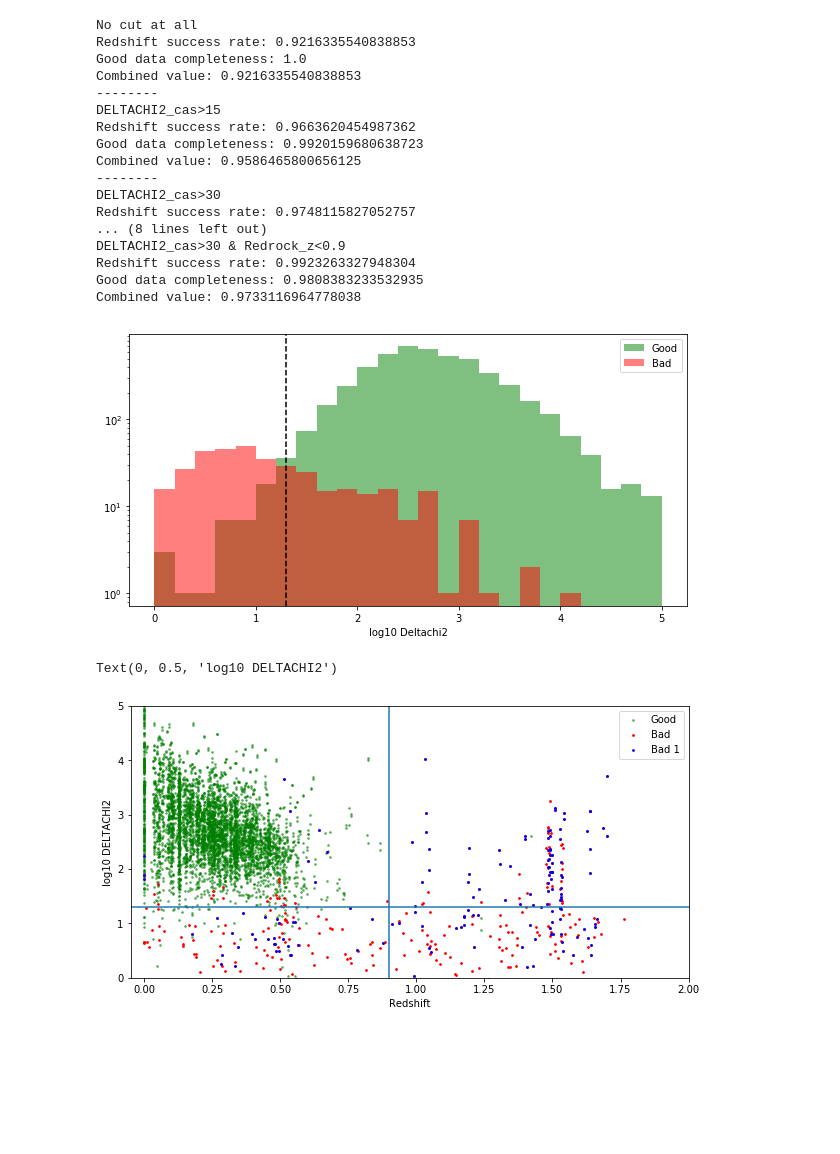
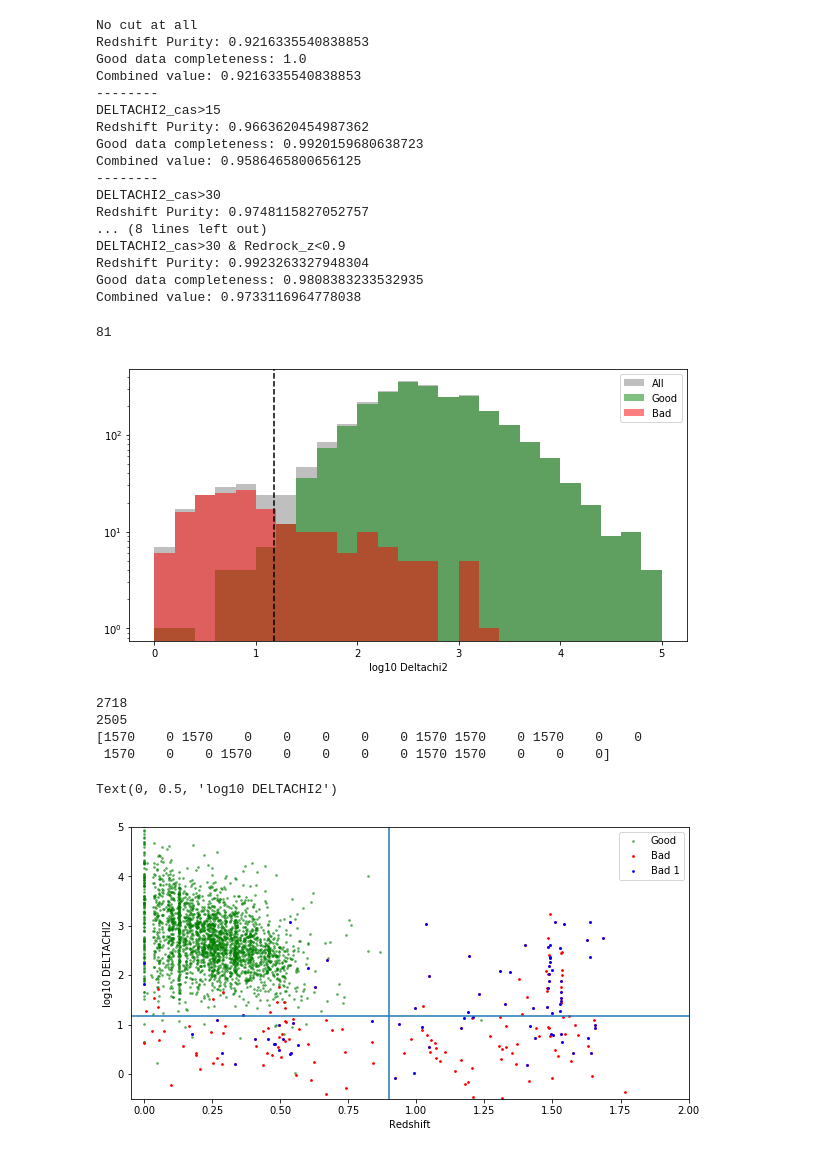
Before and after one commit to astro-blue/DESI_VI, a Jupyter notebook: SV_selection_algorithm/Parameter_exploration_with_SV1_catalog_with_Cascades_BGS.ipynb, the cells around one changed output. Drawn from its saved outputs; the diff is of its cells as text; code cells hidden in the pictures; blank space fills up the shorter version.

```diff
--- a/SV_selection_algorithm/Parameter_exploration_with_SV1_catalog_with_Cascades_BGS.ipynb
+++ b/SV_selection_algorithm/Parameter_exploration_with_SV1_catalog_with_Cascades_BGS.ipynb
@@ -118,10 +118,18 @@ def plot_ELG_cc_plot(catalog):
 # %%
 #dataname = 'ELG_80606_Cascades_subsamples.fits'
 dataname ='BGS_80613_Cascades_subsamples.fits'
+#dataname = 'allVItiles_BGS_ANYzinfo_wVI.fits'
+dir = '/Users/tlan/Dropbox/Astro_Research/Projects_plots_notes/2020_DESI_visual_inspect/SV1/Cascades_subsamples/'
+#dir = '/Users/tlan/Desktop/'
 
-dir = '/Users/tlan/Dropbox/Astro_Research/Projects_plots_notes/2020_DESI_visual_inspect/SV1/Cascades_subsamples/'
+
 SV_depth_catalog = pf.getdata(dir+dataname,1)
-SV_depth_catalog_cut = SV_depth_catalog#[(SV_depth_catalog['DELTACHI2_cas']>20) & (SV_depth_catalog['Z']<1.3)]
+
+#SV_depth_catalog = Table.read(dir+dataname)
+#SV_depth_catalog['DELTACHI2_cas']=SV_depth_catalog['DELTACHI2']
+#SV_depth_catalog = SV_depth_catalog[(SV_depth_catalog['N_VI']>0) & (SV_depth_catalog['subset']=='subset-4')]
+SV_depth_catalog = SV_depth_catalog[(SV_depth_catalog['subset_id']<=2)]
+SV_depth_catalog_cut = SV_depth_catalog#[(SV_depth_catalog['zwarn_cas']<=4)]#[(SV_depth_catalog['DELTACHI2_cas']>20) & (SV_depth_catalog['Z']<1.3)]
 print('No cut at all')
 calculate_rate(SV_depth_catalog,SV_depth_catalog_cut)
 
@@ -136,7 +144,7 @@ print('DELTACHI2_cas>30')
 calculate_rate(SV_depth_catalog,SV_depth_catalog_cut)
 
 print('--------')
-SV_depth_catalog_cut = SV_depth_catalog[(SV_depth_catalog['DELTACHI2_cas']>15) & (SV_depth_catalog['Z']<0.9)]
+SV_depth_catalog_cut = SV_depth_catalog[(SV_depth_catalog['DELTACHI2_cas']>15) & (SV_depth_catalog['Z']<0.9) & (SV_depth_catalog['DELTACHI2_cas']<10000000)]# & (np.array(flux_to_mag(SV_depth_catalog)['z'])<24)]# & (SV_depth_catalog['FIBERFLUX_R']>1)]
 print('DELTACHI2_cas>15 & Redrock_z<0.9')
 calculate_rate(SV_depth_catalog,SV_depth_catalog_cut)
 
@@ -146,50 +154,66 @@ print('DELTACHI2_cas>30 & Redrock_z<0.9')
 calculate_rate(SV_depth_catalog,SV_depth_catalog_cut)
 # %% [output]
 No cut at all
-Redshift success rate: 0.9216335540838853
+Redshift Purity: 0.9216335540838853
 Good data completeness: 1.0
 Combined value: 0.9216335540838853
 --------
 DELTACHI2_cas>15
-Redshift success rate: 0.9663620454987362
+Redshift Purity: 0.9663620454987362
 Good data completeness: 0.9920159680638723
 Combined value: 0.9586465800656125
 --------
 DELTACHI2_cas>30
-Redshift success rate: 0.9748115827052757
+Redshift Purity: 0.9748115827052757
 ... (8 lines left out)
 DELTACHI2_cas>30 & Redrock_z<0.9
-Redshift success rate: 0.9923263327948304
+Redshift Purity: 0.9923263327948304
 Good data completeness: 0.9808383233532935
 Combined value: 0.9733116964778038
 # %%
 SV_depth_catalog = pf.getdata(dir+dataname,1)
+SV_depth_catalog = SV_depth_catalog[SV_depth_catalog['subset_id']<=1]
+#dz = abs(SV_depth_catalog['Z']-SV_depth_catalog['best_Z'])/(1.+SV_depth_catalog['best_Z'])
+#selection = SV_depth_catalog[(dz<=0.0033) & (SV_depth_catalog['best_quality']>=2.5) & (SV_depth_catalog)]
 good_catalog,bad_catalog,bad_1,bad_2=good_robust_redrock_redshift(SV_depth_catalog)
+print(len(np.where(bad_catalog['DELTACHI2_cas']>15)[0]))
 #plt.hist(np.log10(SV_depth_catalog['DELTACHI2_cas']),range=(0,5),bins=20,color='b',alpha=0.3)
 plt.figure(figsize=(10,5))
+plt.hist(np.log10(SV_depth_catalog['DELTACHI2_cas']),range=(0,5),bins=25,alpha=0.5,color='grey',label='All')
 plt.hist(np.log10(good_catalog['DELTACHI2_cas']),range=(0,5),bins=25,alpha=0.5,color='g',label='Good')
 plt.hist(np.log10(bad_catalog['DELTACHI2_cas']),range=(0,5),bins=25,alpha=0.5,color='r',label='Bad')
-plt.axvline(np.log10(20),ls='--',color='black')
+
+#plt.hist(np.log10(bad_1['DELTACHI2_cas']),range=(0,5),bins=25,alpha=0.5,color='b',label='Bad_1')
+plt.axvline(np.log10(15),ls='--',color='black')
 plt.legend()
 plt.xlabel('log10 Deltachi2')
 plt.yscale('log')
 # %% [output]
+81
-[figure, old version]
+[figure, new version]
 # %%
 plt.figure(figsize=(10,5))
 plt.scatter(good_catalog['Z'],np.log10(good_catalog['DELTACHI2_cas']),color='g',s=3,alpha=0.5,label='Good')
 plt.scatter(bad_catalog['Z'],np.log10(bad_catalog['DELTACHI2_cas']),color='r',s=3,alpha=1,label='Bad')
 plt.scatter(bad_1['Z'],np.log10(bad_1['DELTACHI2_cas']),color='b',s=3,alpha=1,label='Bad 1')
+#plt.scatter(bad_2['Z'],np.log10(bad_2['DELTACHI2_cas']),color='orange',s=3,alpha=1,label='Bad 2')
 
-
+print(len(SV_depth_catalog))
+print(len(good_catalog))
+print(bad_catalog[(bad_catalog['DELTACHI2_cas']>15) & (bad_catalog['Z']<0.9)]['zwarn_cas'])
+#print(max(bad_catalog['DELTACHI2_cas']))
 plt.legend()
 plt.xlim(-0.05,2)
-plt.ylim(0,5)
+plt.ylim(-0.5,5)
 
 plt.axvline(0.9)
-plt.axhline(np.log10(20))
+plt.axhline(np.log10(15))
 plt.xlabel('Redshift')
 plt.ylabel('log10 DELTACHI2')
 # %% [output]
-Text(0, 0.5, 'log10 DELTACHI2')
+2718
+2505
+[1570    0 1570    0    0    0    0    0 1570 1570    0 1570    0    0
+ 1570    0    0 1570    0    0    0    0 1570 1570    0    0    0]
+Text(0, 0.5, 'log10 DELTACHI2')
-[figure, old version]
+[figure, new version]
```
Also changed, not shown: parts of 13 cells of this notebook, 5 other files.
